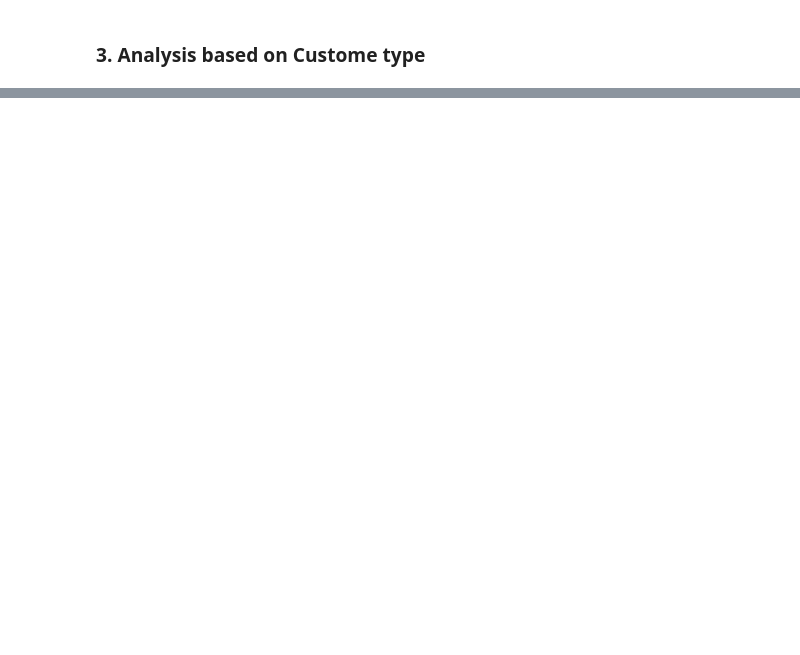
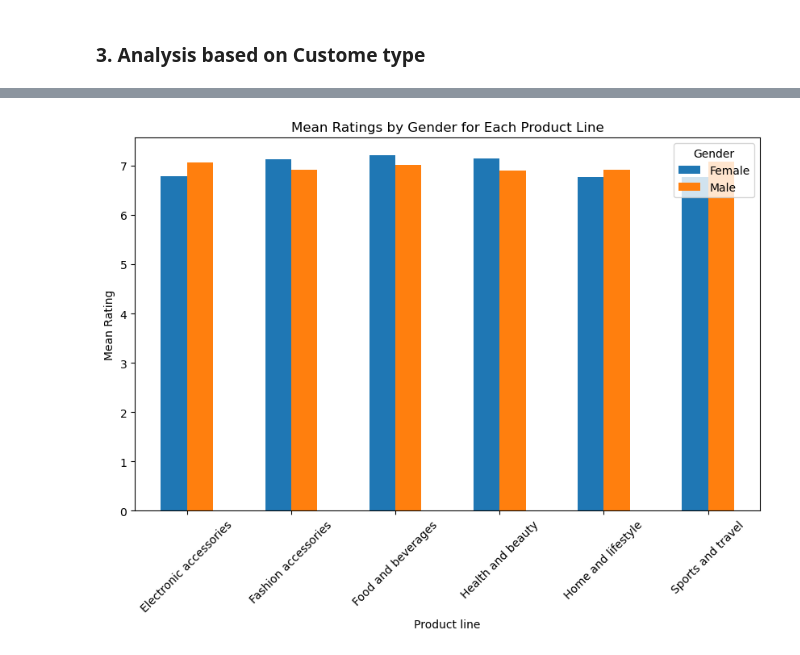
Before and after one commit to donald-okara/Supermarket-Sales, a Jupyter notebook: Supermarket sales/supermarket_sales.ipynb, the cells around one changed output, grey strips where cells are left out. Saved outputs shown, nothing was run; the diff lists cells and outputs as text; code cells hidden in the pictures; blank space fills up the shorter version.

```diff
--- a/Supermarket sales/supermarket_sales.ipynb
+++ b/Supermarket sales/supermarket_sales.ipynb
@@ -177,0 +279,17 @@ df
+# %%
+# Group the DataFrame by product line and gender, and calculate the mean rating
+mean_ratings = df.groupby(['Product line', 'Gender'])['Rating'].mean().reset_index()
+
+# Pivot the DataFrame to have gender as columns and product line as rows
+pivot_table = mean_ratings.pivot(index='Product line', columns='Gender', values='Rating')
+
+# Plot the mean ratings for each gender and product line
+pivot_table.plot(kind='bar', figsize=(10, 6))
+plt.xlabel('Product line')
+plt.ylabel('Mean Rating')
+plt.title('Mean Ratings by Gender for Each Product Line')
+plt.xticks(rotation=45)
+plt.legend(title='Gender')
+plt.show()
+# %% [output]
+[figure, added]
```
Also changed, not shown: parts of 17 cells of this notebook, 13 other files.
